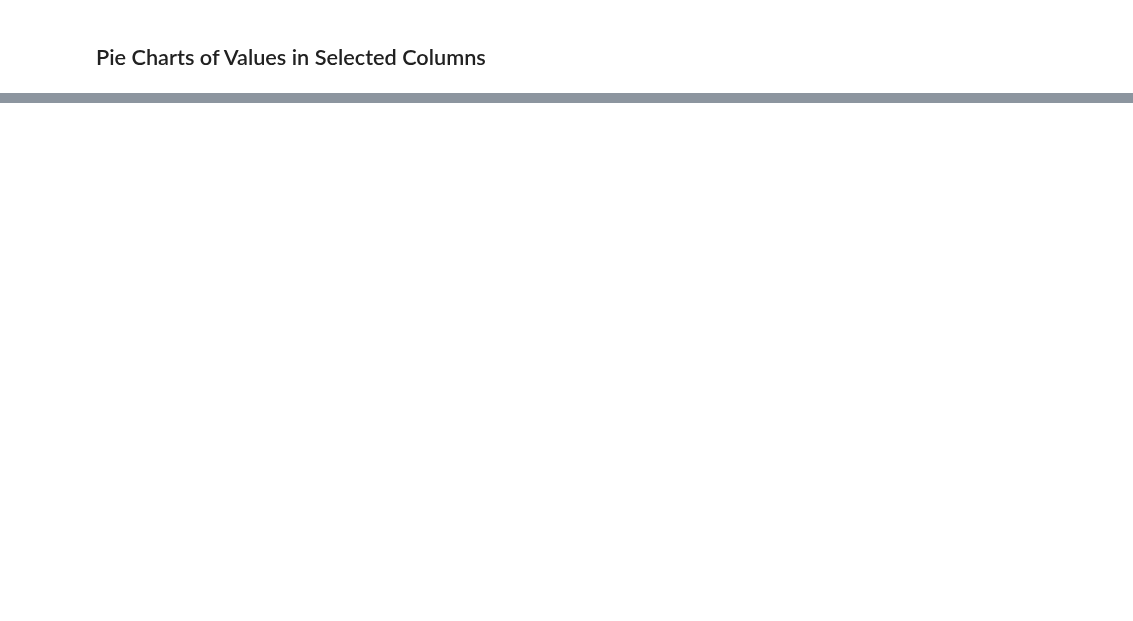
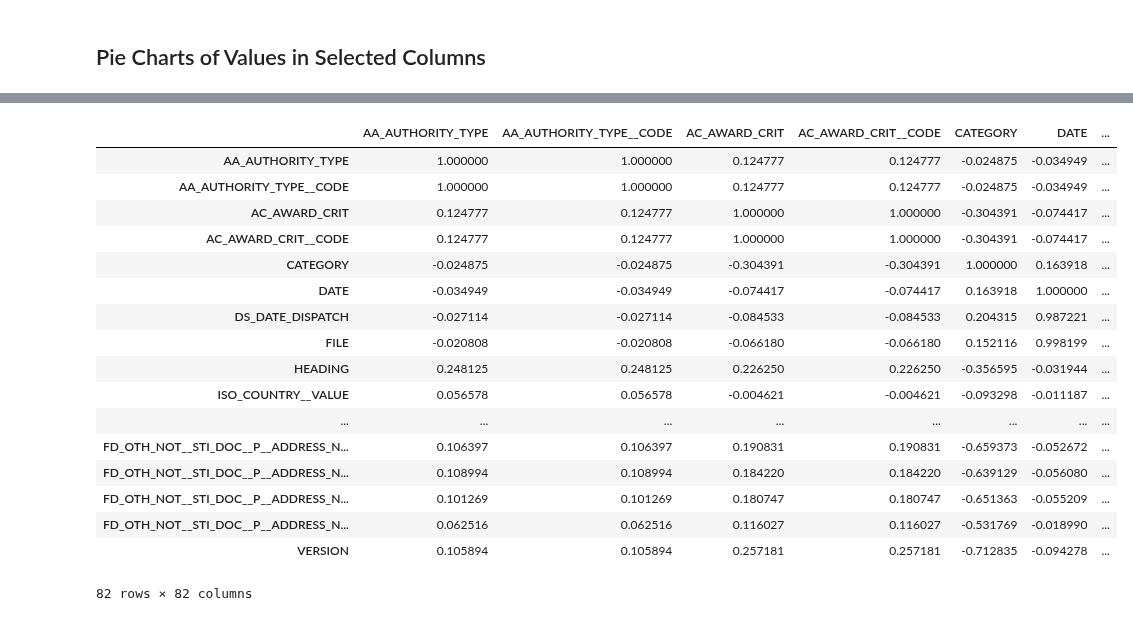
Before and after one commit to nfreundlich/CS498-CCA-CourseProject, a Jupyter notebook: notebooks/column_set_exploration.ipynb, the cells around one changed output, grey strips where cells are left out. Cells and saved outputs as stored; diff of their text form; code cells hidden in the pictures; blank space fills up the shorter version.

```diff
--- a/notebooks/column_set_exploration.ipynb
+++ b/notebooks/column_set_exploration.ipynb
@@ -51,0 +74,3 @@ for col in df.columns:
+# %%
+for col in cols:
+    print(col)
@@ -51,0 +105,20 @@ for col in df.columns:
+# %%
+fac_df = pd.DataFrame()
+
+# try to factorize the columns so we can find which are redundant
+for col in cols:
+    try:
+        fact_col = df[col].factorize()
+        fac_df[col] = fact_col[0]
+    except:
+        pass
+# %%
+corr_df = fac_df.corr()
+count = 0
+for col1 in corr_df.columns:
+    for col2 in corr_df.columns:
+        if col1 != col2 and corr_df[col1][col2] == 1:
+            print("Col:", col1, "Col:", col2, corr_df[col1][col2])
+            count += 1
+
+print("Num correlated cols:", count)
@@ -51,0 +145,21 @@ for col in df.columns:
+# %%
+corr_df
+# %% [output]
+|  | AA_AUTHORITY_TYPE | AA_AUTHORITY_TYPE__CODE | AC_AWARD_CRIT | AC_AWARD_CRIT__CODE | CATEGORY | DATE | ... |
+| AA_AUTHORITY_TYPE | 1.000000 | 1.000000 | 0.124777 | 0.124777 | -0.024875 | -0.034949 | ... |
+| AA_AUTHORITY_TYPE__CODE | 1.000000 | 1.000000 | 0.124777 | 0.124777 | -0.024875 | -0.034949 | ... |
+| AC_AWARD_CRIT | 0.124777 | 0.124777 | 1.000000 | 1.000000 | -0.304391 | -0.074417 | ... |
+| AC_AWARD_CRIT__CODE | 0.124777 | 0.124777 | 1.000000 | 1.000000 | -0.304391 | -0.074417 | ... |
+| CATEGORY | -0.024875 | -0.024875 | -0.304391 | -0.304391 | 1.000000 | 0.163918 | ... |
+| DATE | -0.034949 | -0.034949 | -0.074417 | -0.074417 | 0.163918 | 1.000000 | ... |
+| DS_DATE_DISPATCH | -0.027114 | -0.027114 | -0.084533 | -0.084533 | 0.204315 | 0.987221 | ... |
+| FILE | -0.020808 | -0.020808 | -0.066180 | -0.066180 | 0.152116 | 0.998199 | ... |
+| HEADING | 0.248125 | 0.248125 | 0.226250 | 0.226250 | -0.356595 | -0.031944 | ... |
+| ISO_COUNTRY__VALUE | 0.056578 | 0.056578 | -0.004621 | -0.004621 | -0.093298 | -0.011187 | ... |
+| ... | ... | ... | ... | ... | ... | ... | ... |
+| FD_OTH_NOT__STI_DOC__P__ADDRESS_N... | 0.106397 | 0.106397 | 0.190831 | 0.190831 | -0.659373 | -0.052672 | ... |
+| FD_OTH_NOT__STI_DOC__P__ADDRESS_N... | 0.108994 | 0.108994 | 0.184220 | 0.184220 | -0.639129 | -0.056080 | ... |
+| FD_OTH_NOT__STI_DOC__P__ADDRESS_N... | 0.101269 | 0.101269 | 0.180747 | 0.180747 | -0.651363 | -0.055209 | ... |
+| FD_OTH_NOT__STI_DOC__P__ADDRESS_N... | 0.062516 | 0.062516 | 0.116027 | 0.116027 | -0.531769 | -0.018990 | ... |
+| VERSION | 0.105894 | 0.105894 | 0.257181 | 0.257181 | -0.712835 | -0.094278 | ... |
+82 rows × 82 columns
```
Also changed, not shown: parts of 11 cells of this notebook, 2 other files.
